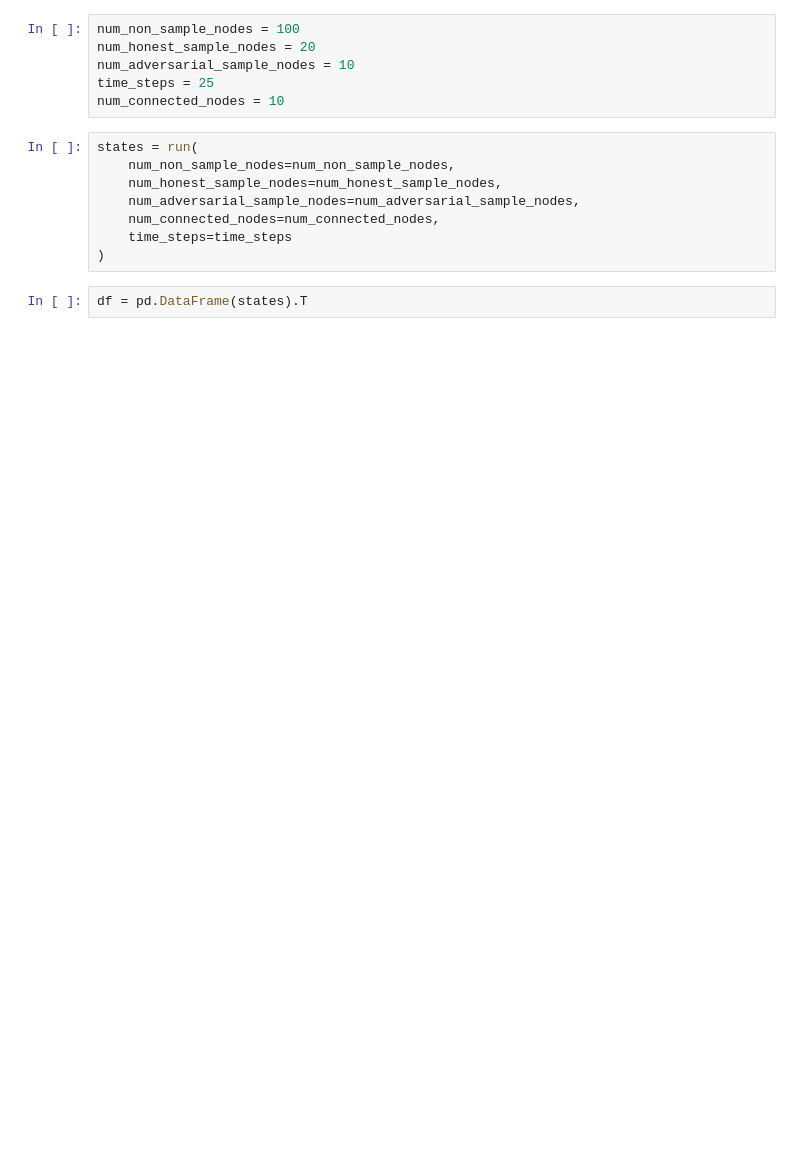
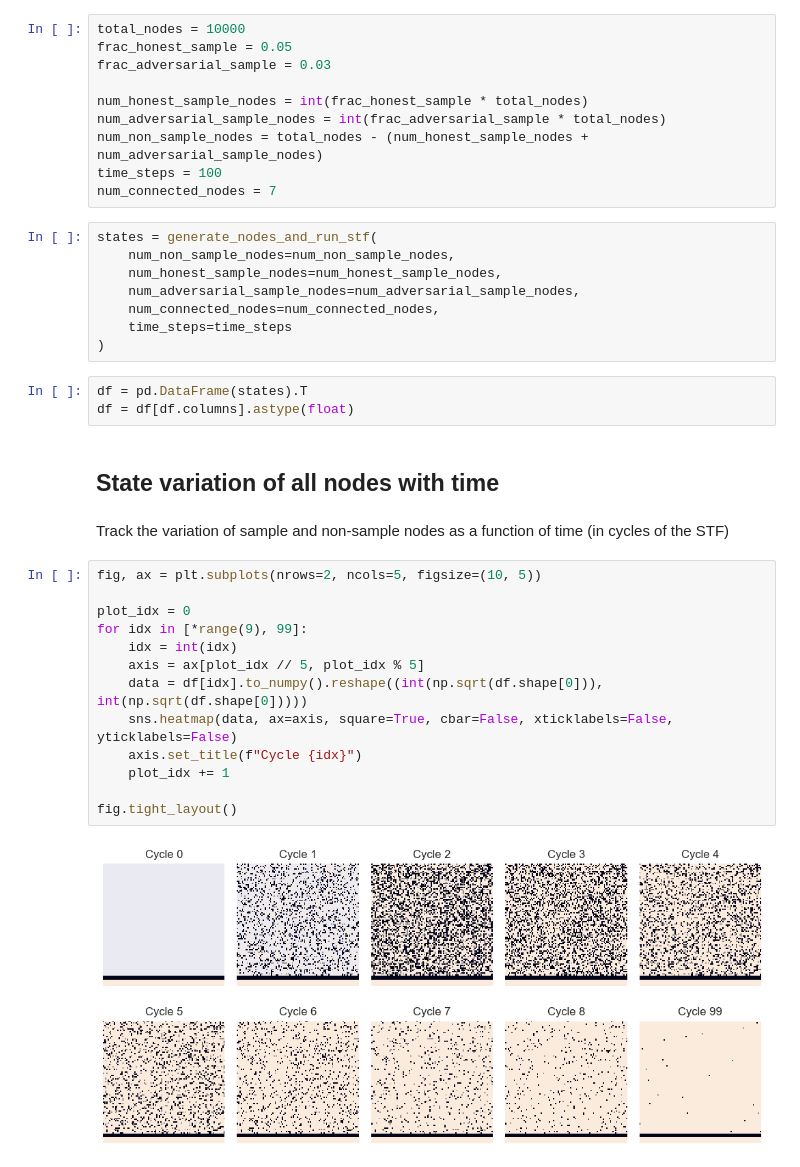
Before and after one commit to dineshpinto/synchronous-gossip-protocol, a Jupyter notebook: synchronous_gossip.ipynb, the cells around one changed output. Drawn from its saved outputs; the diff is of its cells as text; blank space fills up the shorter version.

```diff
--- a/synchronous_gossip.ipynb
+++ b/synchronous_gossip.ipynb
@@ -7,12 +10,16 @@ import matplotlib.pyplot as plt
 sns.set_theme()
 # %%
-num_non_sample_nodes = 100
-num_honest_sample_nodes = 20
-num_adversarial_sample_nodes = 10
-time_steps = 25
-num_connected_nodes = 10
+total_nodes = 10000
+frac_honest_sample = 0.05
+frac_adversarial_sample = 0.03
+
+num_honest_sample_nodes = int(frac_honest_sample * total_nodes)
+num_adversarial_sample_nodes = int(frac_adversarial_sample * total_nodes)
+num_non_sample_nodes = total_nodes - (num_honest_sample_nodes + num_adversarial_sample_nodes)
+time_steps = 100
+num_connected_nodes = 7
 # %%
-states = run(
+states = generate_nodes_and_run_stf(
     num_non_sample_nodes=num_non_sample_nodes,
     num_honest_sample_nodes=num_honest_sample_nodes,
     num_adversarial_sample_nodes=num_adversarial_sample_nodes,
@@ -21,3 +28,23 @@ states = run(
 )
 # %%
 df = pd.DataFrame(states).T
+df = df[df.columns].astype(float)
+# %% [markdown]
+## State variation of all nodes with time
+# %% [markdown]
+Track the variation of sample and non-sample nodes as a function of time (in cycles of the STF)
+# %%
+fig, ax = plt.subplots(nrows=2, ncols=5, figsize=(10, 5))
+
+plot_idx = 0
+for idx in [*range(9), 99]:
+    idx = int(idx)
+    axis = ax[plot_idx // 5, plot_idx % 5]
+    data = df[idx].to_numpy().reshape((int(np.sqrt(df.shape[0])), int(np.sqrt(df.shape[0]))))
+    sns.heatmap(data, ax=axis, square=True, cbar=False, xticklabels=False, yticklabels=False)
+    axis.set_title(f"Cycle {idx}")
+    plot_idx += 1
+
+fig.tight_layout()
+# %% [output]
+[figure, added]
```
Also changed, not shown: parts of 12 cells of this notebook.
